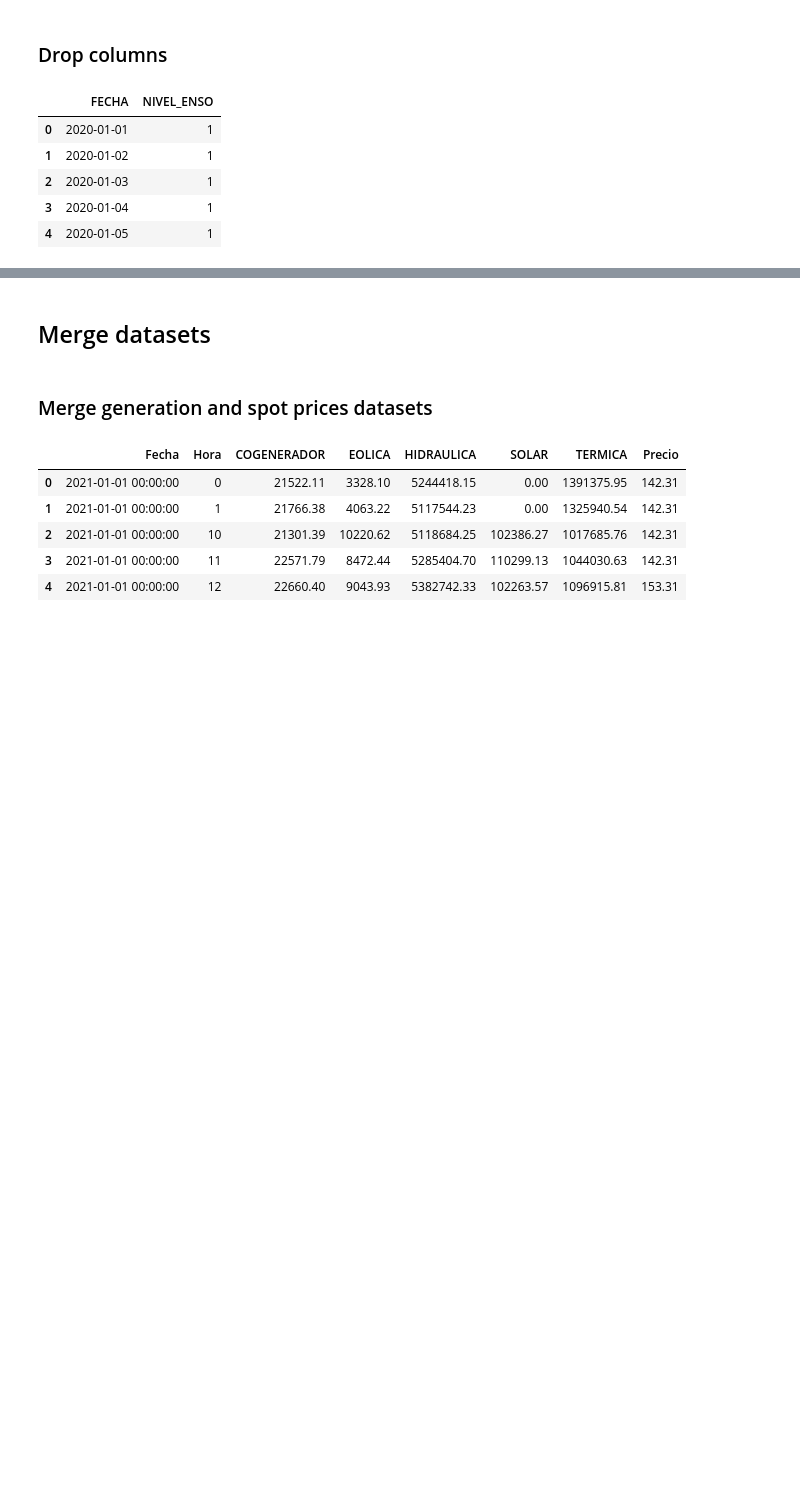
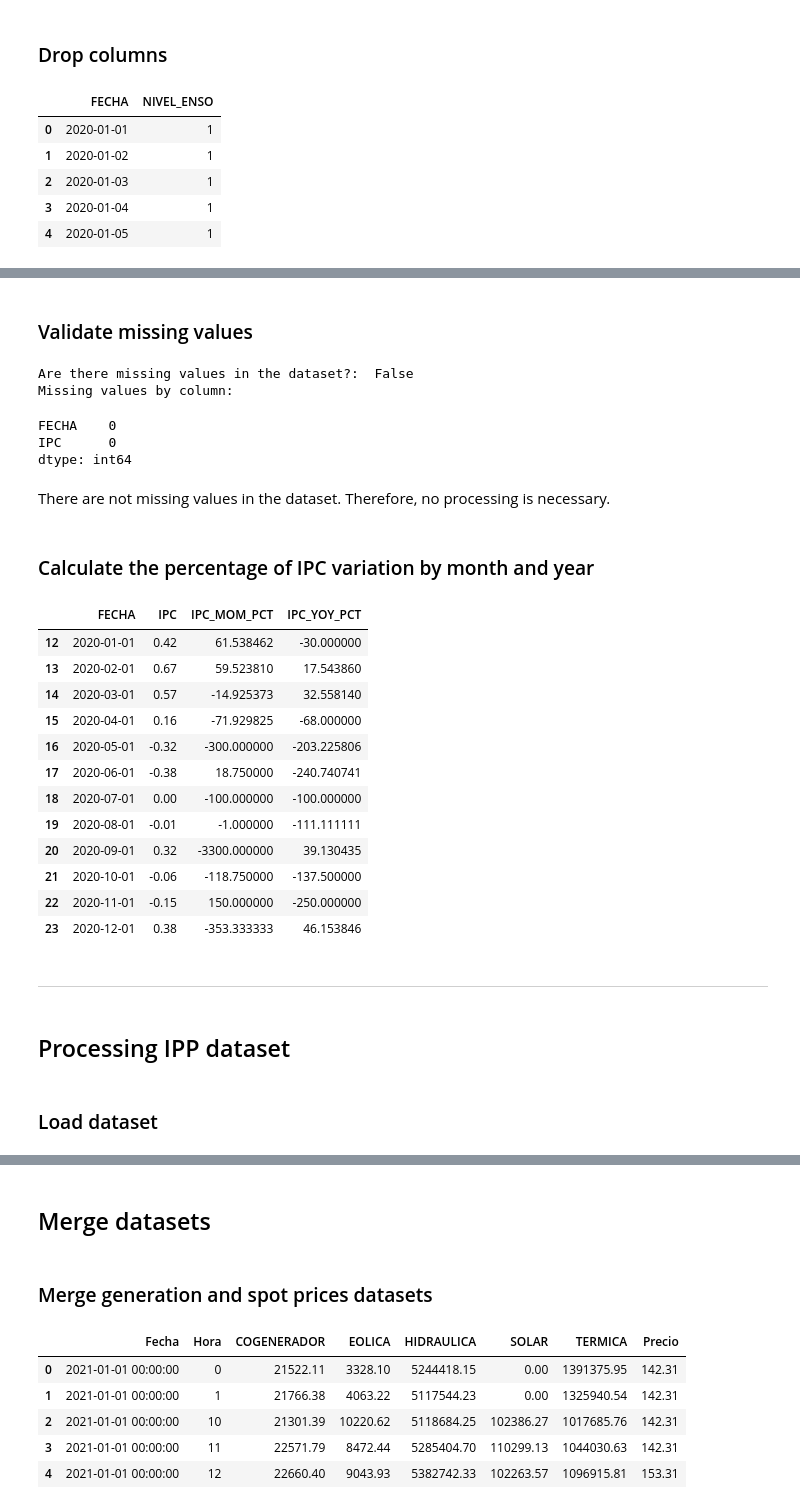
Before and after one commit to camjaramillo/maestria-trabajo-integrador, a Jupyter notebook: notebooks/data_preprocessing.ipynb, the cells around one changed output, grey strips where cells are left out. Saved outputs shown, nothing was run; the diff lists cells and outputs as text; code cells hidden in the pictures; blank space fills up the shorter version.

```diff
--- a/notebooks/data_preprocessing.ipynb
+++ b/notebooks/data_preprocessing.ipynb
@@ -249,0 +453,4 @@ There are not missing values in the dataset. Therefore, no processing is necessa
+# %%
+# Load dataset
+df_ipc = pd.read_csv("../data/in/exog/IPC_2020_2025.csv", parse_dates=["FECHA"])
+df_ipc.head()
@@ -249,0 +464,55 @@ There are not missing values in the dataset. Therefore, no processing is necessa
+# %% [markdown]
+### Validate missing values
+# %%
+print("Are there missing values in the dataset?: ", df_ipc.isnull().values.any())
+print("Missing values by column:")
+df_ipc.isnull().sum()
+# %% [output]
+Are there missing values in the dataset?:  False
+Missing values by column:
+FECHA    0
+IPC      0
+dtype: int64
+# %% [markdown]
+There are not missing values in the dataset. Therefore, no processing is necessary.
+# %% [markdown]
+### Calculate the percentage of IPC variation by month and year
+# %%
+df_ipc.set_index('FECHA', inplace=True)
+
+# Calculate month-over-month percent change (compared to previous month)
+df_ipc['IPC_MOM_PCT'] = df_ipc['IPC'].pct_change(periods=1) * 100
+
+# Calculate year-over-year percent change (compared to same month last year)
+df_ipc['IPC_YOY_PCT'] = df_ipc['IPC'].pct_change(periods=12) * 100
+
+# Reset index
+df_ipc = df_ipc.reset_index()
+
+# Exclude rows from 2019
+df_ipc = df_ipc[df_ipc['FECHA'].dt.year != 2019]
+
+# Replace infinite values with NaN
+df_ipc.replace([np.inf, -np.inf], -1, inplace=True)
+
+df_ipc.head(12)
+# %% [output]
+|  | FECHA | IPC | IPC_MOM_PCT | IPC_YOY_PCT |
+| 12 | 2020-01-01 | 0.42 | 61.538462 | -30.000000 |
+| 13 | 2020-02-01 | 0.67 | 59.523810 | 17.543860 |
+| 14 | 2020-03-01 | 0.57 | -14.925373 | 32.558140 |
+| 15 | 2020-04-01 | 0.16 | -71.929825 | -68.000000 |
+| 16 | 2020-05-01 | -0.32 | -300.000000 | -203.225806 |
+| 17 | 2020-06-01 | -0.38 | 18.750000 | -240.740741 |
+| 18 | 2020-07-01 | 0.00 | -100.000000 | -100.000000 |
+| 19 | 2020-08-01 | -0.01 | -1.000000 | -111.111111 |
+| 20 | 2020-09-01 | 0.32 | -3300.000000 | 39.130435 |
+| 21 | 2020-10-01 | -0.06 | -118.750000 | -137.500000 |
+| 22 | 2020-11-01 | -0.15 | 150.000000 | -250.000000 |
+| 23 | 2020-12-01 | 0.38 | -353.333333 | 46.153846 |
+# %% [markdown]
+<hr>
+# %% [markdown]
+## Processing IPP dataset
+# %% [markdown]
+### Load dataset
```
Also changed, not shown: parts of 48 cells of this notebook, 8 other files.
